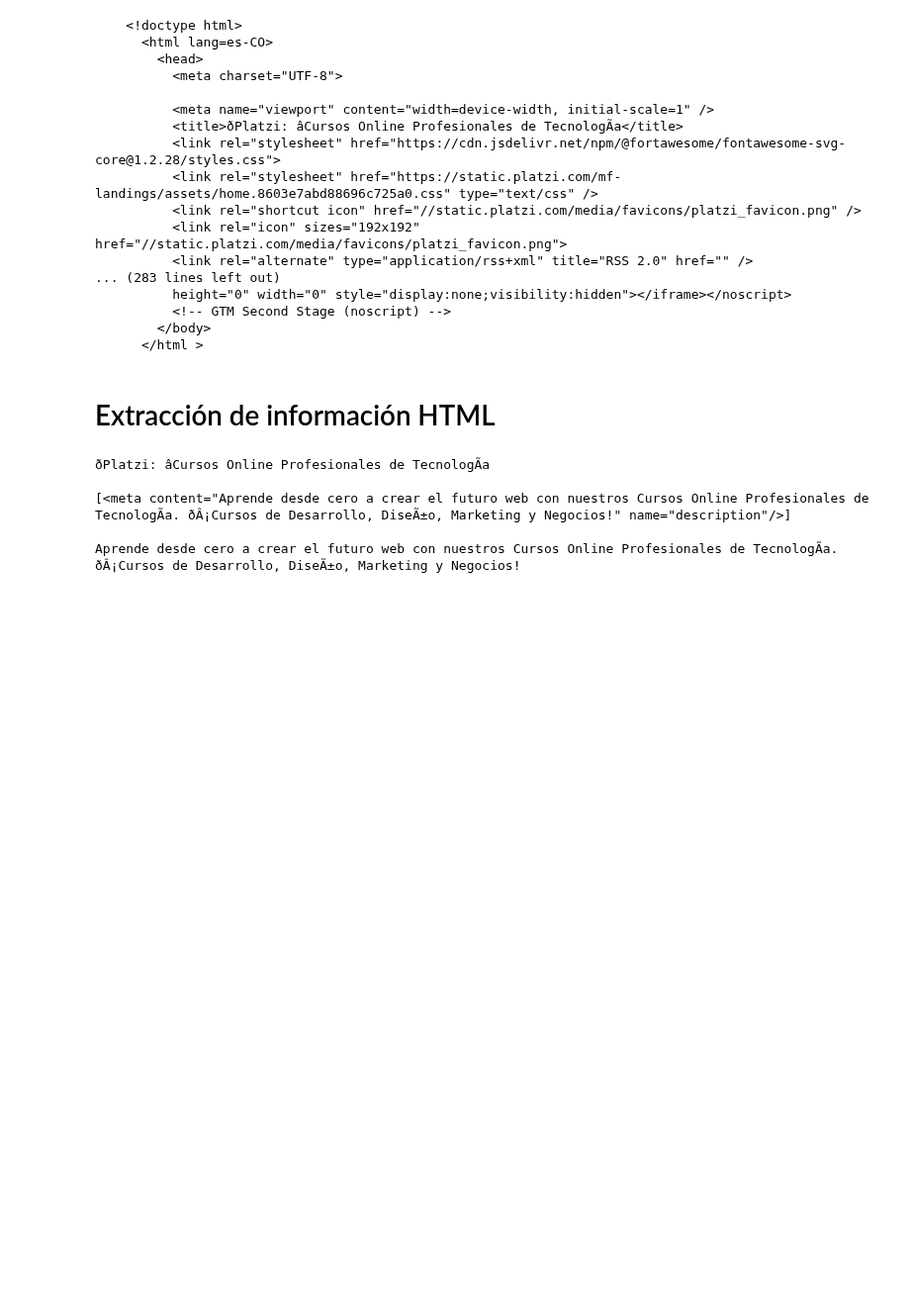
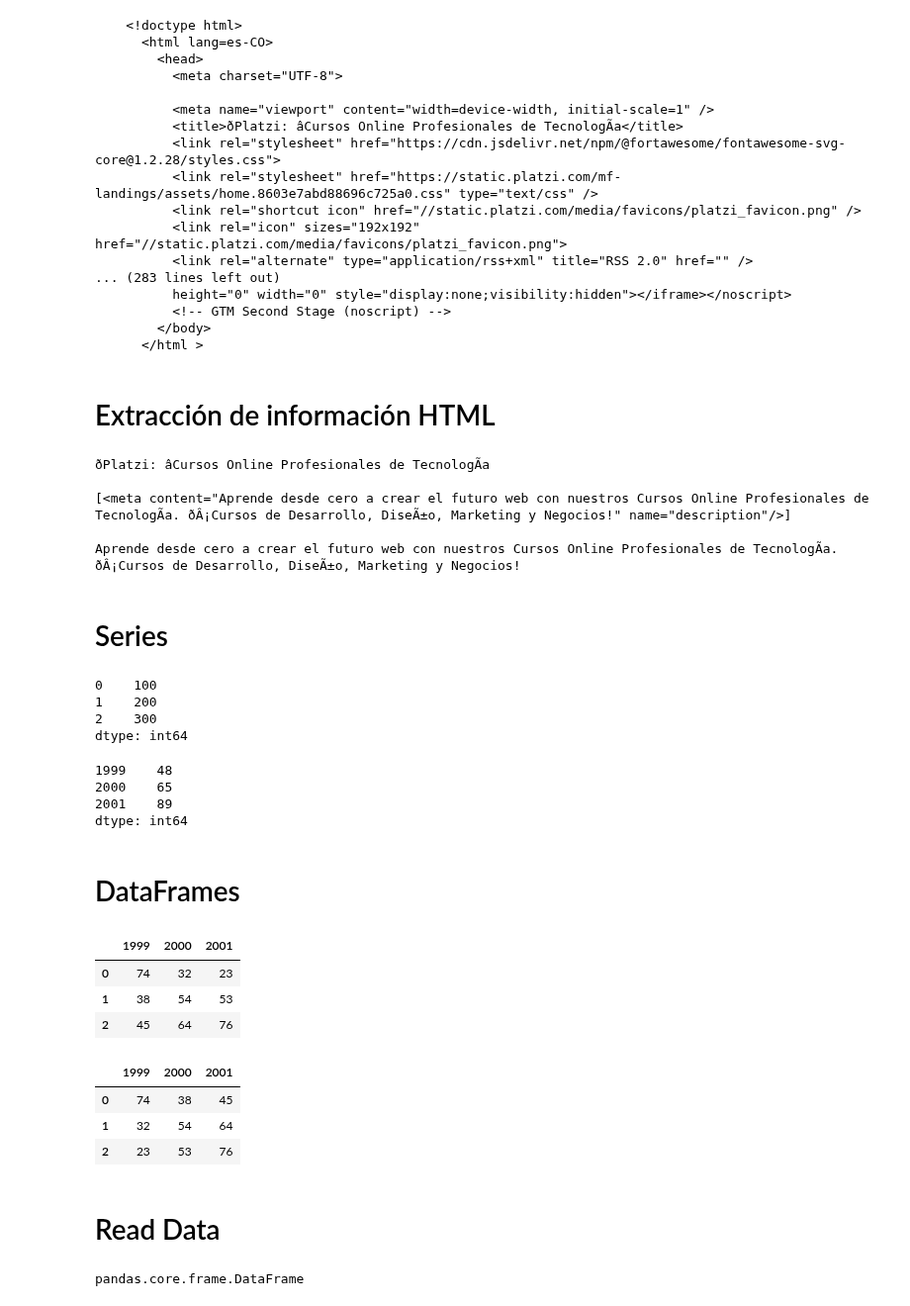
Before and after one commit to maurogome/platzi, a Jupyter notebook: escuela_data_science/data_engineer/data type.ipynb, the cells around one changed output. Shown at 99% size. Saved outputs shown, nothing was run; the diff lists cells and outputs as text; code cells hidden in the pictures; blank space fills up the shorter version.

```diff
--- a/escuela_data_science/data_engineer/data type.ipynb
+++ b/escuela_data_science/data_engineer/data type.ipynb
@@ -129,0 +130,54 @@ Aprende desde cero a crear el futuro web con nuestros Cursos Online Profesionale
+# %% [markdown]
+# Series
+# %%
+import pandas as pd
+
+series_test = pd.Series([100, 200, 300])
+
+series_test
+# %% [output]
+0    100
+1    200
+2    300
+dtype: int64
+# %%
+series_test2 = pd.Series({1999: 48,
+                          2000: 65,
+                          2001: 89})
+
+series_test2
+# %% [output]
+1999    48
+2000    65
+2001    89
+dtype: int64
+# %% [markdown]
+# DataFrames
+# %%
+frame_test = pd.DataFrame({1999: [74, 38, 45],
+                           2000: [32, 54, 64],
+                           2001: [23, 53, 76]})
+frame_test
+# %% [output]
+|  | 1999 | 2000 | 2001 |
+| 0 | 74 | 32 | 23 |
+| 1 | 38 | 54 | 53 |
+| 2 | 45 | 64 | 76 |
+# %%
+frame_test2 = pd.DataFrame([[74, 38, 45],
+                           [32, 54, 64],
+                           [23, 53, 76]], columns = [1999, 2000, 2001])
+frame_test2
+# %% [output]
+|  | 1999 | 2000 | 2001 |
+| 0 | 74 | 38 | 45 |
+| 1 | 32 | 54 | 64 |
+| 2 | 23 | 53 | 76 |
+# %% [markdown]
+# Read Data
+# %%
+el_colombiano = pd.read_csv('web_scrapper_curso_data_eng/elcolombiano_2020_06_09_articles.csv', encoding = "latin")
+
+type(el_colombiano)
+# %% [output]
+pandas.core.frame.DataFrame
```
Also changed, not shown: parts of 12 cells of this notebook, 1 other file.
